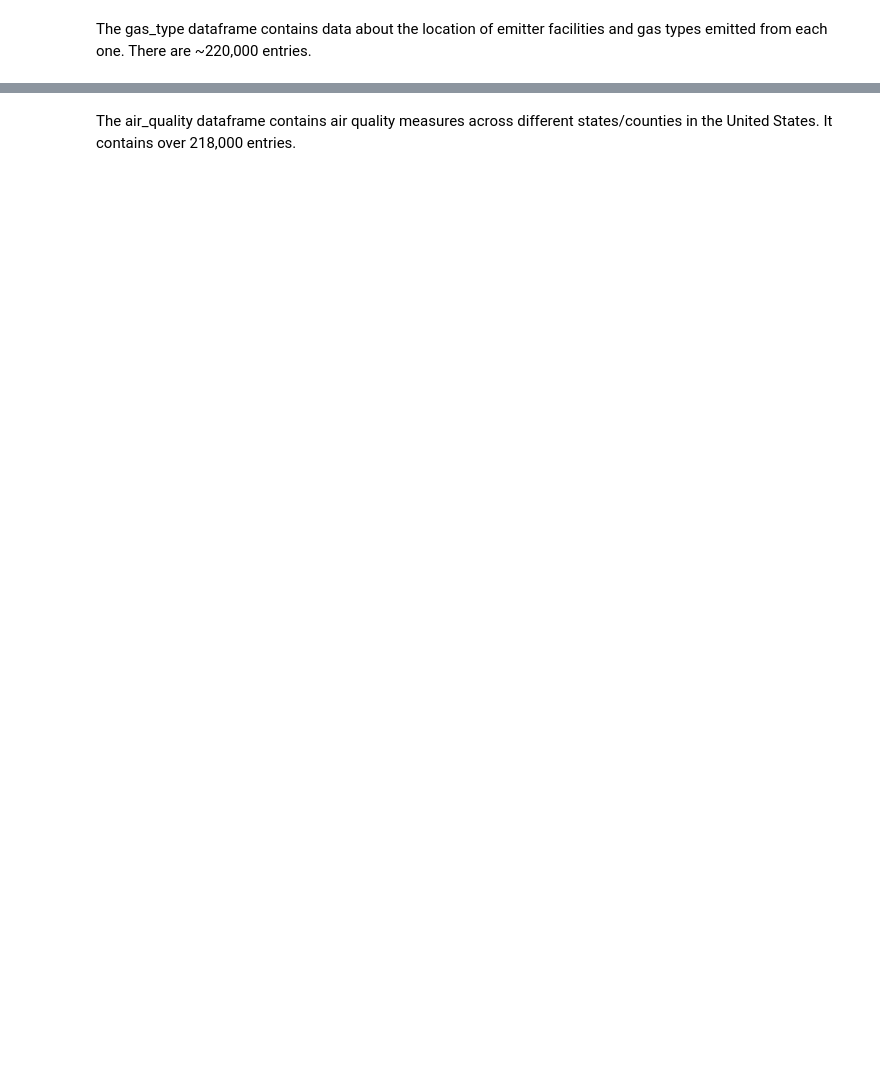
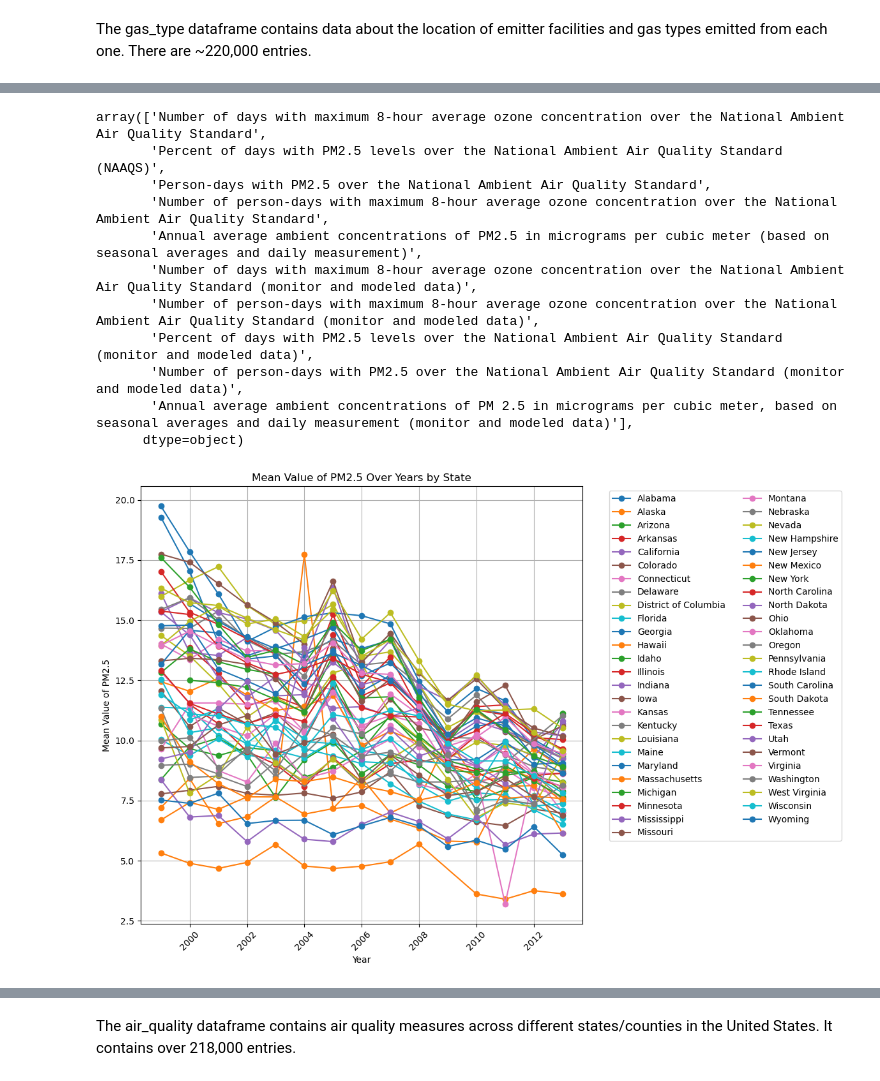
Before and after one commit to EnviroTechSean/TeamPunchParty, a Jupyter notebook: exploredata.ipynb, the cells around one changed output, grey strips where cells are left out. Drawn from its saved outputs; the diff is of its cells as text; code cells hidden in the pictures; blank space fills up the shorter version.

Commit message:
Code for plotting 2.5 ppm per year

```diff
--- a/exploredata.ipynb
+++ b/exploredata.ipynb
@@ -57,0 +60,31 @@ air_quality.tail()
+# %%
+display(air_quality["MeasureName"].unique())
+
+annual_avg = air_quality[air_quality["MeasureName"] == "Annual average ambient concentrations of PM2.5 in micrograms per cubic meter (based on seasonal averages and daily measurement)"]
+
+plt.figure(figsize=(12, 8))
+
+for state, group in grouped_averages.groupby("StateName"):
+    plt.plot(group["ReportYear"], group["Value"], label=state, marker="o")
+
+plt.title('Mean Value of PM2.5 Over Years by State')
+plt.ylabel('Mean Value of PM2.5')
+plt.xlabel('Year')
+plt.grid(True)
+plt.legend(bbox_to_anchor=(1.05, 1), loc='upper left', ncol=2) # Placing legend outside the plot for better visibility
+plt.xticks(rotation=45)
+plt.tight_layout()
+plt.show()
+# %% [output]
+array(['Number of days with maximum 8-hour average ozone concentration over the National Ambient Air Quality Standard',
+       'Percent of days with PM2.5 levels over the National Ambient Air Quality Standard (NAAQS)',
+       'Person-days with PM2.5 over the National Ambient Air Quality Standard',
+       'Number of person-days with maximum 8-hour average ozone concentration over the National Ambient Air Quality Standard',
+       'Annual average ambient concentrations of PM2.5 in micrograms per cubic meter (based on seasonal averages and daily measurement)',
+       'Number of days with maximum 8-hour average ozone concentration over the National Ambient Air Quality Standard (monitor and modeled data)',
+       'Number of person-days with maximum 8-hour average ozone concentration over the National Ambient Air Quality Standard (monitor and modeled data)',
+       'Percent of days with PM2.5 levels over the National Ambient Air Quality Standard (monitor and modeled data)',
+       'Number of person-days with PM2.5 over the National Ambient Air Quality Standard (monitor and modeled data)',
+       'Annual average ambient concentrations of PM 2.5 in micrograms per cubic meter, based on seasonal averages and daily measurement (monitor and modeled data)'],
+      dtype=object)
+[figure, added]
```
Also changed, not shown: parts of 2 cells of this notebook, 1 other file.
